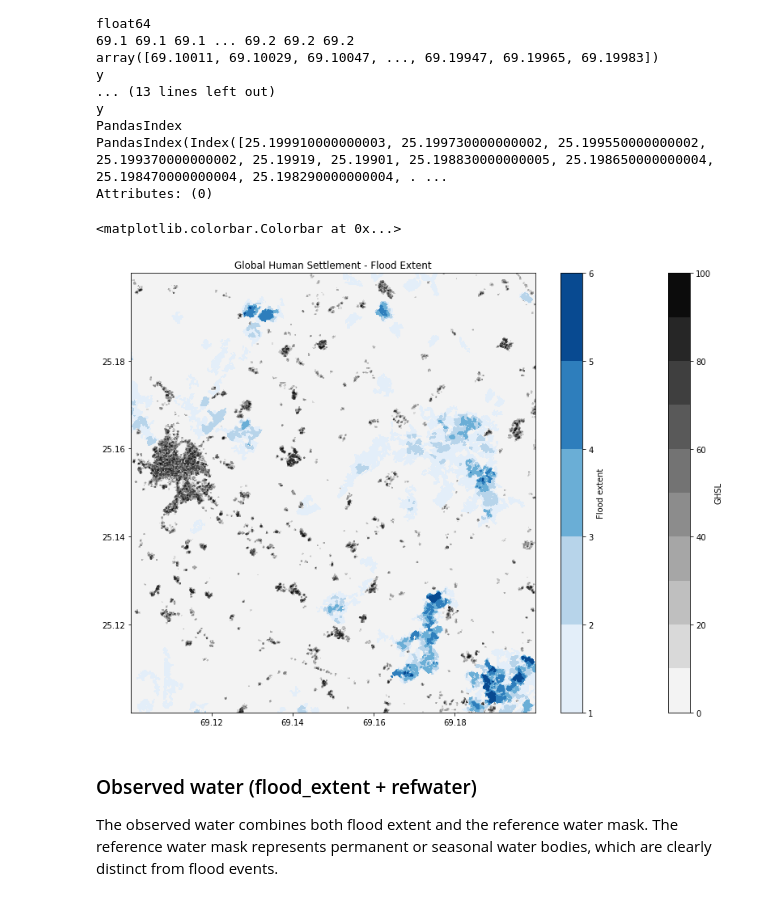
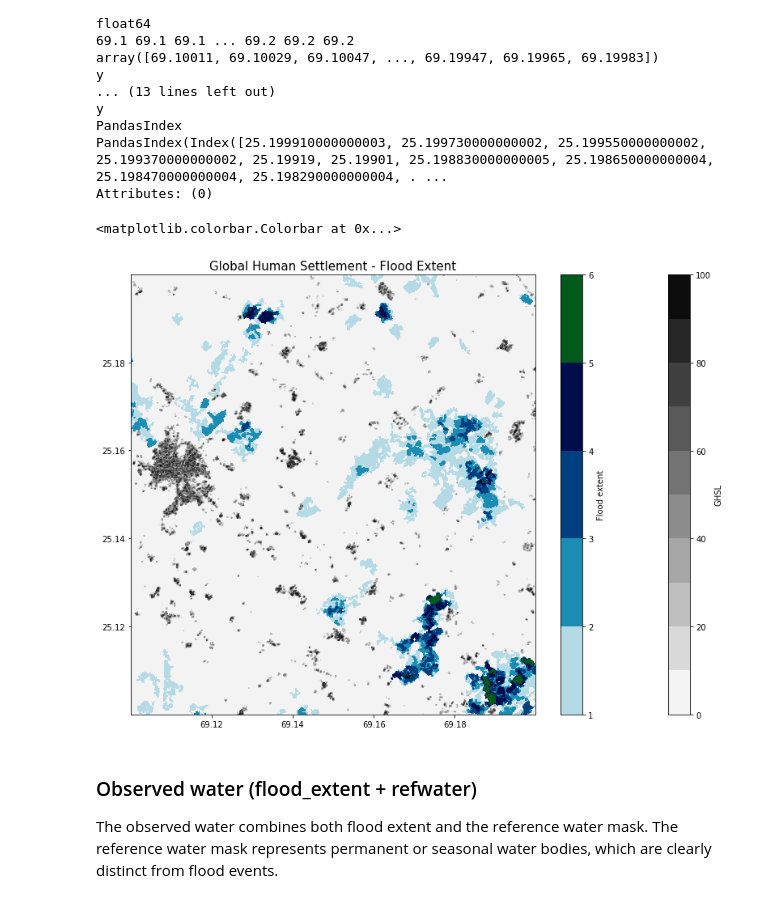
Before and after one commit to eodcgmbh/openeo-examples, a Jupyter notebook: UCs/UC11.ipynb, the cells around one changed output. Drawn from its saved outputs; the diff is of its cells as text; code cells hidden in the pictures.

```diff
--- a/UCs/UC11.ipynb
+++ b/UCs/UC11.ipynb
@@ -171,16 +192,16 @@ PandasIndex(Index([25.199910000000003, 25.199730000000002, 25.199550000000002, 2
 Attributes: (0)
 # %%
 plt.figure(figsize=(14,10))
-plt.title("Global Human Settlement - Flood Extent")
+plt.title("Global Human Settlement - Flood Extent", fontsize=15)
 X, Y = np.meshgrid(ghsl.x.values, ghsl.y.values)
 g = plt.contourf(X, Y, ghsl.built,cmap='gray_r', levels=10)
 plt.colorbar(label="GHSL")
 X, Y = np.meshgrid(flood_extent.x.values, flood_extent.y.values)
-f = plt.contourf(X, Y, flood_extent,cmap='Blues', levels=5)
+f = plt.contourf(X, Y, flood_extent,cmap='ocean_r', levels=5)
 plt.colorbar(label="Flood extent")
 # %% [output]
 <matplotlib.colorbar.Colorbar at 0x...>
-[figure, old version]
+[figure, new version]
 # %% [markdown]
 ### Observed water (flood_extent + refwater)
 
```
Also changed, not shown: parts of 5 cells of this notebook.
